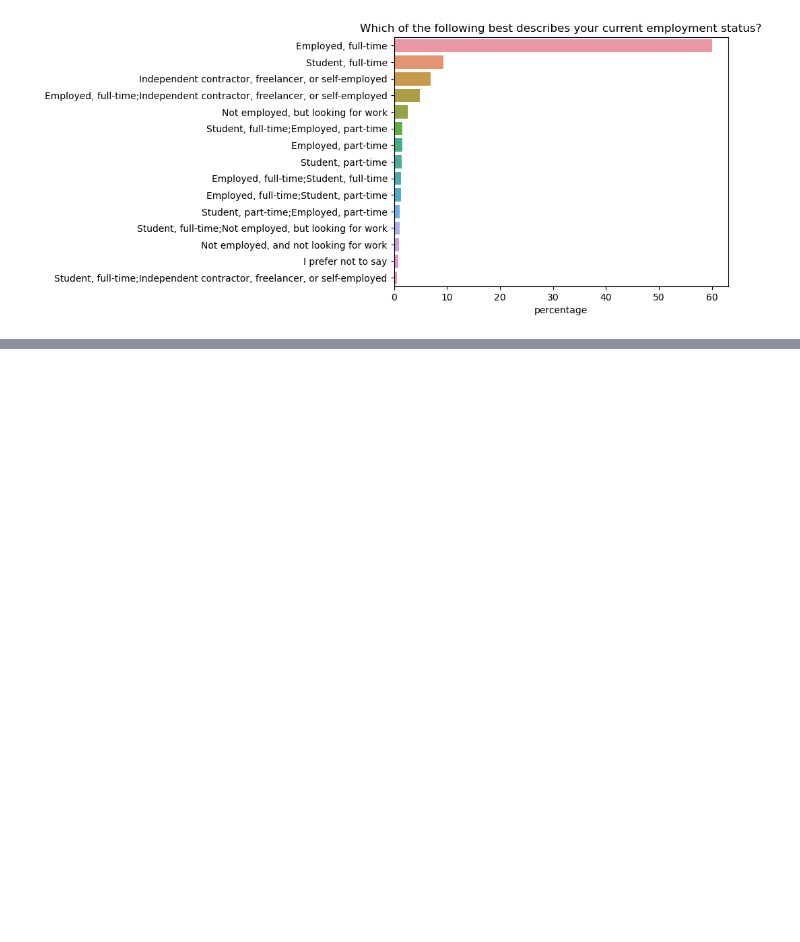
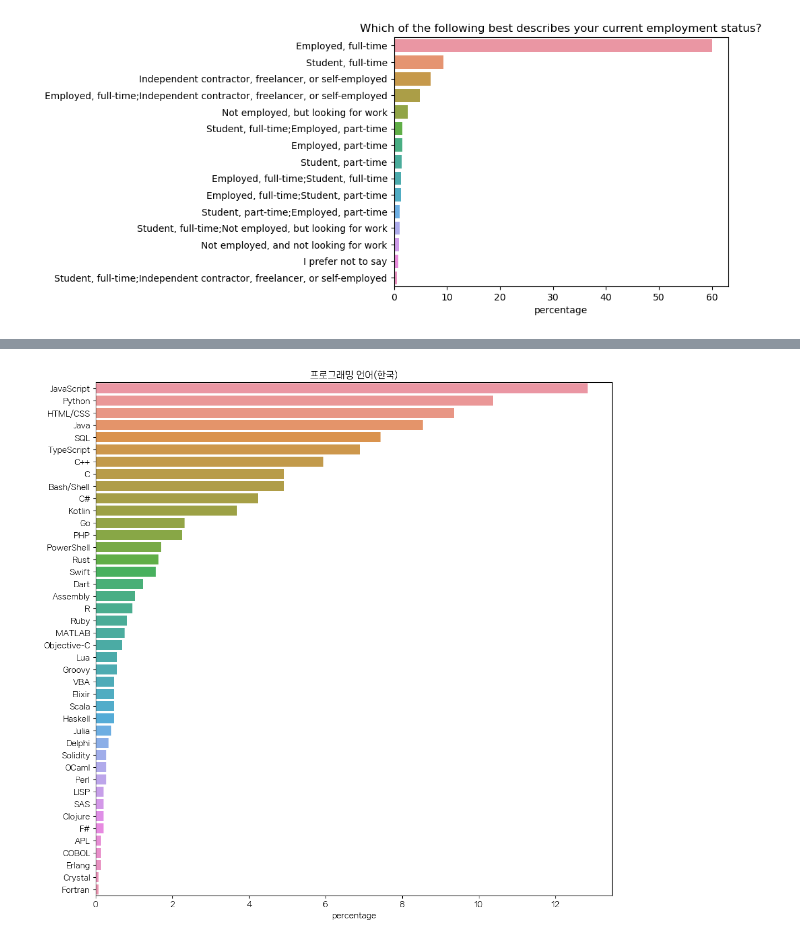
Before and after one commit to i-am-not-kangjik/playdata, a Jupyter notebook: playdata_python/seaborn2.ipynb, the cells around one changed output, grey strips where cells are left out. Cells and saved outputs as stored; diff of their text form; code cells hidden in the pictures; blank space fills up the shorter version.

```diff
--- a/playdata_python/seaborn2.ipynb
+++ b/playdata_python/seaborn2.ipynb
@@ -702,0 +1035,12 @@ plt.show()
+# %%
+Korean = survey_df[(survey_df["Country"] == "South Korea") | (survey_df["Country"] == "Republic of Korea")]
+Ko_lang = split_multicolumn(Korean.LanguageHaveWorkedWith)
+Ko_lang = Ko_lang.sum().sort_values(ascending=False)
+Ko_lang_perc = Ko_lang / Ko_lang.sum() * 100
+plt.figure(figsize=(12, 12))
+plt.title("프로그래밍 언어(한국)")
+sns.barplot(x=Ko_lang_perc.values, y=Ko_lang_perc.index)
+plt.xlabel("percentage")
+plt.show()
+# %% [output]
+[figure, added]
```
Also changed, not shown: parts of 29 cells of this notebook.
